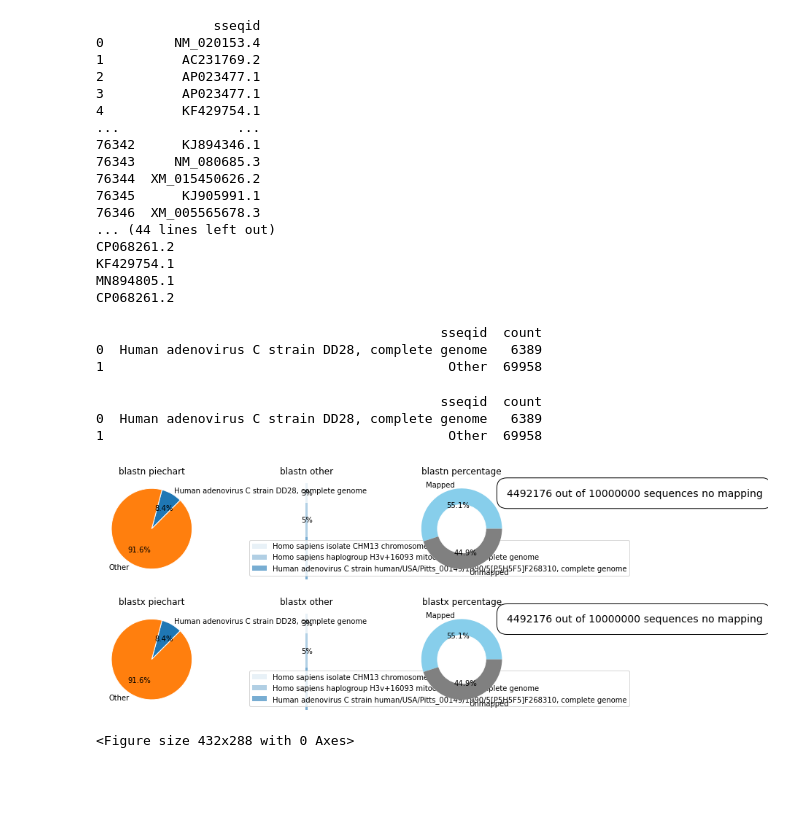
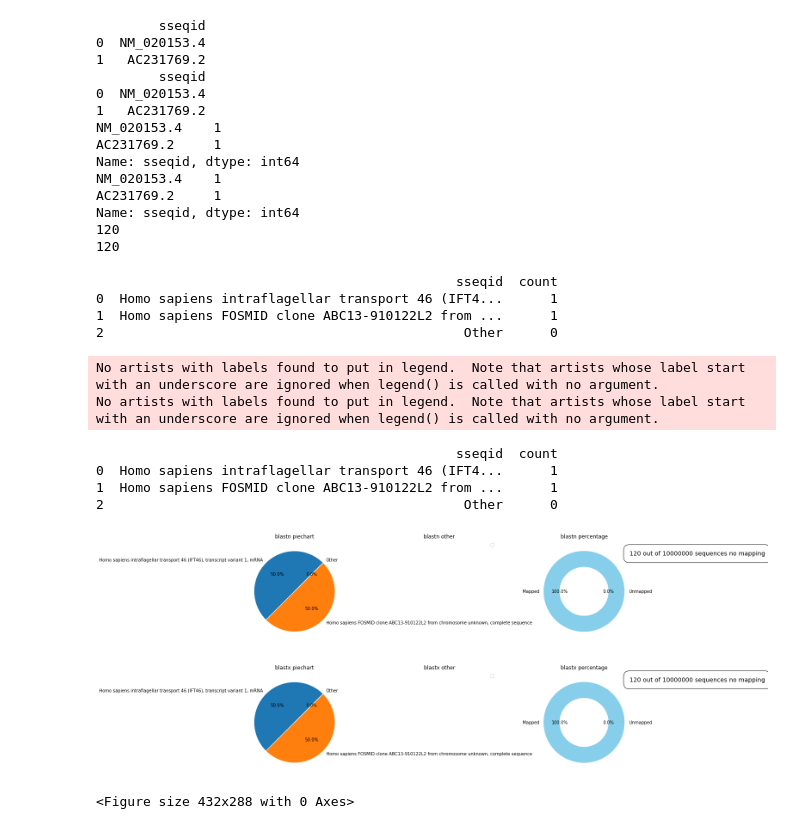
Before and after one commit to YeoLab/eclip-qc, a Jupyter notebook: jupyter_testing/plot.ipynb, the cells around one changed output. Saved outputs shown, nothing was run; the diff lists cells and outputs as text; code cells hidden in the pictures; blank space fills up the shorter version.

Commit message:
update other code in jupyter testing branch

```diff
--- a/jupyter_testing/plot.ipynb
+++ b/jupyter_testing/plot.ipynb
@@ -14,8 +14,8 @@ import sys
 import os
 
 # testing file is from 10,000,000 reads, so mapping percentage is expected to be out of 10 mil
-blast_tsv_file = 'test.tsv'
-blast_tsv_file2 = 'test.tsv'
+blast_tsv_file = 'test3.tsv'
+blast_tsv_file2 = 'test3.tsv'
 piePath = 'Combined.png'
 piePathSample = os.path.splitext(piePath)[0]
 piePathSample2 = os.path.split(piePathSample)
@@ -52,6 +52,7 @@ def get_esummary(esearch_string, db='gds'):
 #matplotlib to build the piechart
 fig, ((ax1, ax2, ax5), (ax3, ax4, ax6)) = plt.subplots(2, 3, figsize=(9, 5))
 fig.tight_layout(h_pad=2)
+plt.subplots_adjust(bottom=0, right=1.5, top=1.5)
 ax1.set_title('blastn piechart')
 ax2.set_title('blastn other')
 ax3.set_title('blastx piechart')
@@ -315,55 +316,56 @@ ax4.set_xlim(- 2.5 * 2, 2.5 * 2)
 ax5_percentages = [10000000 - num_seqs, num_seqs]
 ax5_labels = ['Mapped', 'Unmapped']
 ax5.pie(ax5_percentages, labels=ax5_labels, autopct='%1.1f%%',
        colors=['skyblue', 'gray'], labeldistance=1.1)
 
 # for ax6
 ax6_percentages = [10000000 - num_seqs2, num_seqs2]
 ax6_labels = ['Mapped', 'Unmapped']
 ax6.pie(ax6_percentages, labels=ax6_labels, autopct='%1.1f%%',
        colors=['skyblue', 'gray'], labeldistance=1.1)
 
 # Adding Circle in Pie chart
 circle1 = plt.Circle((0, 0), radius=0.6, color='white')
 ax5.add_patch(circle1)
 circle2 = plt.Circle((0, 0), radius=0.6, color='white')
 ax6.add_patch(circle2)
 
 text1 = str(num_seqs) + " out of 10000000 sequences no mapping"
 text2 = str(num_seqs2) + " out of 10000000 sequences no mapping"
 
 # plt.title('Blastn and Blastx Unmapped Sequences Summary ' + pieName)
 ax5.text(0.95, 2.2, text1, transform=ax6.transAxes, fontsize=14,
         verticalalignment='top', bbox=dict(facecolor='none', edgecolor='black', boxstyle='round,pad=1'))
 ax6.text(0.95, 0.95, text2, transform=ax6.transAxes, fontsize=14,
         verticalalignment='top', bbox=dict(facecolor='none', edgecolor='black', boxstyle='round,pad=1'))
 
 fig.tight_layout(pad=5.0)
 plt.show(block=True)
 plt.savefig(piePath,format='png',bbox_inches='tight')
 # %% [output]
-               sseqid
-0         NM_020153.4
-1          AC231769.2
-2          AP023477.1
-3          AP023477.1
-4          KF429754.1
-...               ...
-76342      KJ894346.1
-76343     NM_080685.3
-76344  XM_015450626.2
-76345      KJ905991.1
-76346  XM_005565678.3
-... (44 lines left out)
-CP068261.2
-KF429754.1
-MN894805.1
-CP068261.2
+        sseqid
+0  NM_020153.4
+1   AC231769.2
+        sseqid
+0  NM_020153.4
+1   AC231769.2
+NM_020153.4    1
+AC231769.2     1
+Name: sseqid, dtype: int64
+NM_020153.4    1
+AC231769.2     1
+Name: sseqid, dtype: int64
+120
+120
-                                            sseqid  count
-0  Human adenovirus C strain DD28, complete genome   6389
-1                                            Other  69958
+                                              sseqid  count
+0  Homo sapiens intraflagellar transport 46 (IFT4...      1
+1  Homo sapiens FOSMID clone ABC13-910122L2 from ...      1
+2                                              Other      0
-                                            sseqid  count
-0  Human adenovirus C strain DD28, complete genome   6389
-1                                            Other  69958
+No artists with labels found to put in legend.  Note that artists whose label start with an underscore are ignored when legend() is called with no argument.
+No artists with labels found to put in legend.  Note that artists whose label start with an underscore are ignored when legend() is called with no argument.
+                                              sseqid  count
+0  Homo sapiens intraflagellar transport 46 (IFT4...      1
+1  Homo sapiens FOSMID clone ABC13-910122L2 from ...      1
+2                                              Other      0
-[figure, old version]
+[figure, new version]
-<Figure size 432x288 with 0 Axes>
+<Figure size 432x288 with 0 Axes>
```
Also changed, not shown: 3 other files.
